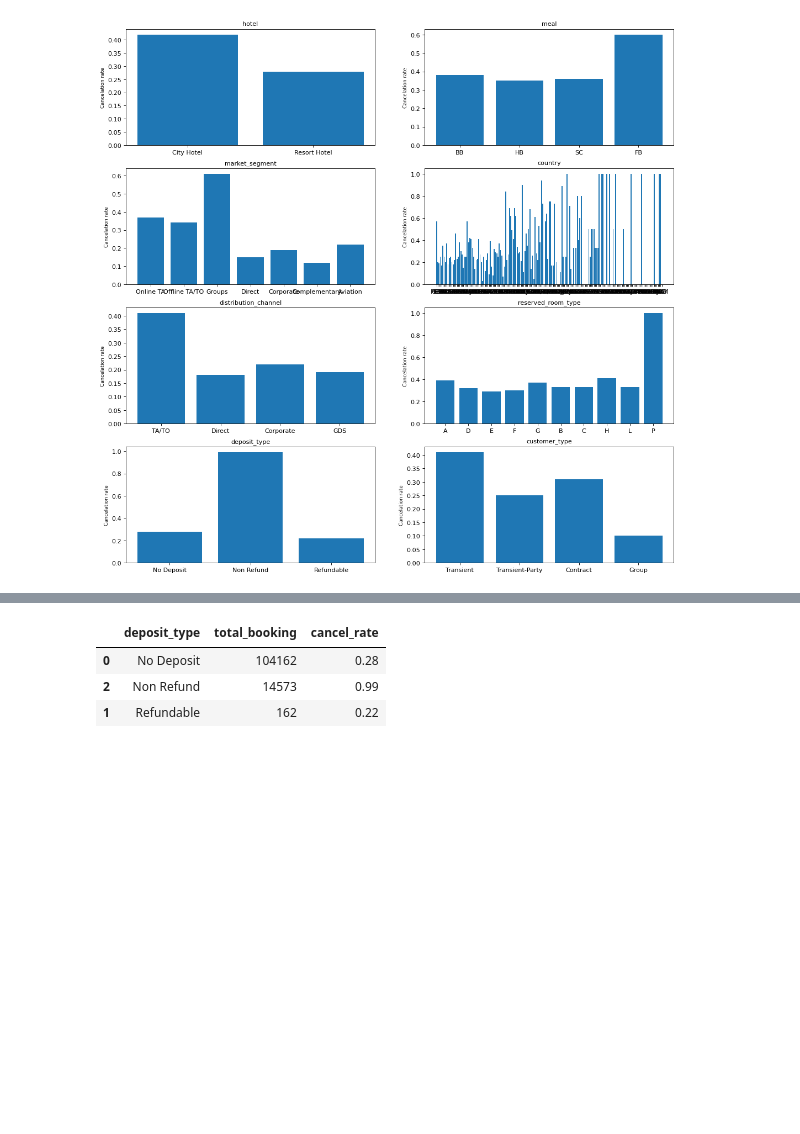
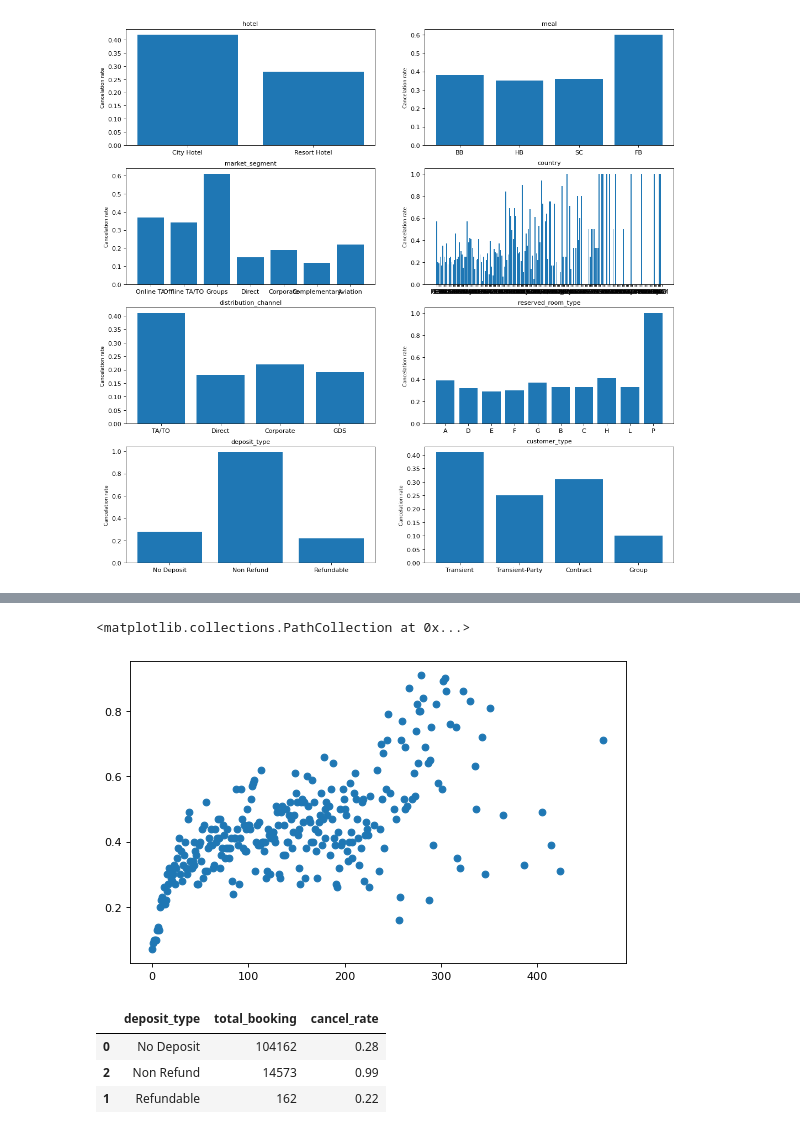
Before and after one commit to Mengyao41/ML_proj2, a Jupyter notebook: data.ipynb, the cells around one changed output, grey strips where cells are left out. Drawn from its saved outputs; the diff is of its cells as text; code cells hidden in the pictures; blank space fills up the shorter version.

```diff
--- a/data.ipynb
+++ b/data.ipynb
@@ -224,0 +216,2 @@ cancel_by_group(d, 'country').head(5)
+# %%
+lt_c = cancel_by_group(d, 'lead_time').sort_values(by = ['lead_time'])
@@ -225,3 +234,9 @@ cancel_by_group(d, 'country').head(5)
+# %%
+lt_c1 = lt_c[lt_c['total_booking']>100]
+plt.scatter(lt_c1['lead_time'], lt_c1['cancel_rate'])
+# %% [output]
+<matplotlib.collections.PathCollection at 0x...>
+[figure, added]
 # %%
 cancel_by_group(d, "deposit_type")
 # detailed analysis
```
Also changed, not shown: parts of 8 cells of this notebook.
